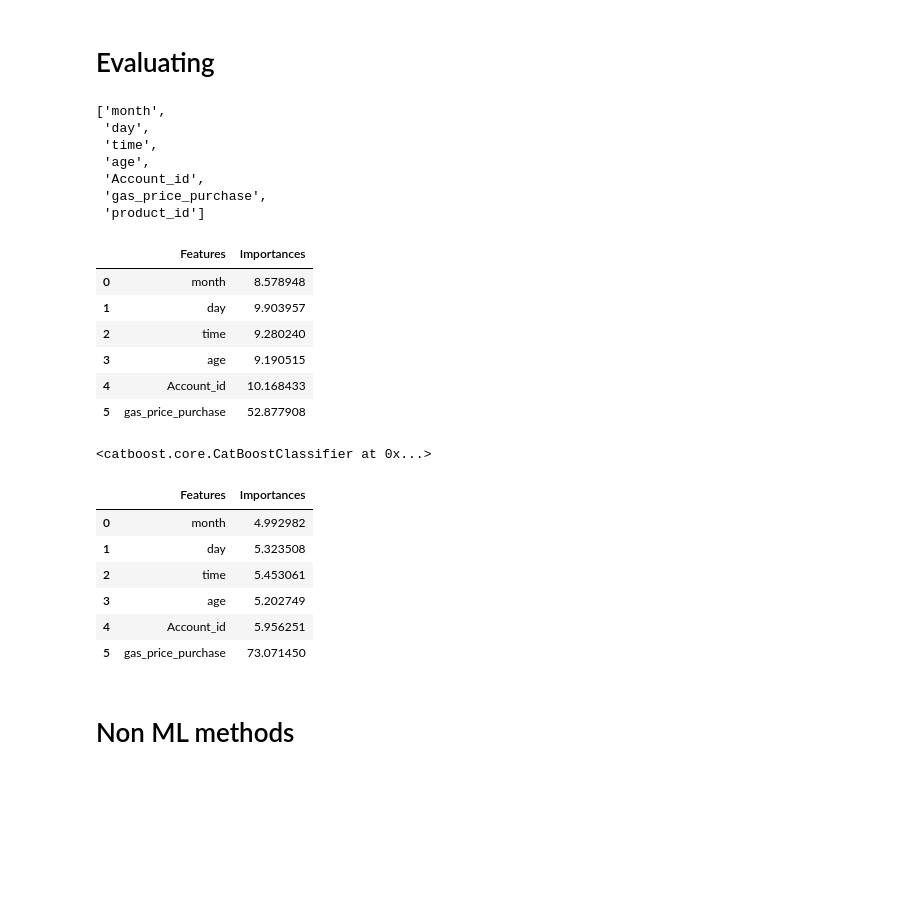
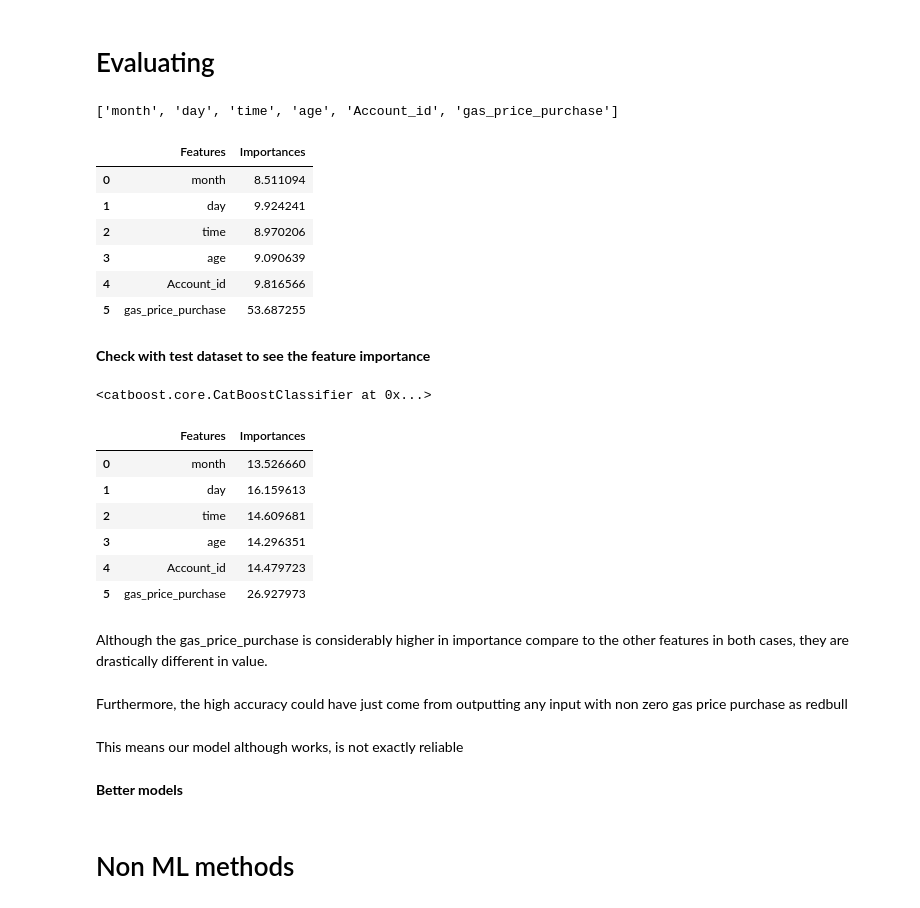
Before and after one commit to GemsLoveNLP/RoboIII_Final, a Jupyter notebook: FinalExperiment.ipynb, the cells around one changed output. Saved outputs shown, nothing was run; the diff lists cells and outputs as text; code cells hidden in the pictures; blank space fills up the shorter version.

Commit message:
good model

```diff
--- a/FinalExperiment.ipynb
+++ b/FinalExperiment.ipynb
@@ -648,5 +646,5 @@ vif_scores(df1)
 # %%
-full.drop(['transaction_amount','product_cat', 'product_price'], axis=1, inplace=True)
+# full.drop(['transaction_amount','product_cat', 'product_price'], axis=1, inplace=True)
 # %%
 full.info()
 # %% [output]
@@ -830,26 +834,22 @@ metrics.accuracy_score(Y_test, y_lgbm)
 # %% [markdown]
 # Evaluating
 # %%
-col_names = list(test.columns)
+col_names = cols
 col_names
 # %% [output]
-['month',
- 'day',
- 'time',
- 'age',
- 'Account_id',
- 'gas_price_purchase',
- 'product_id']
+['month', 'day', 'time', 'age', 'Account_id', 'gas_price_purchase']
 # %%
-importance_table = pd.DataFrame({'Features':col_names[:-1:], 'Importances':model_cb.feature_importances_})
+importance_table = pd.DataFrame({'Features':col_names, 'Importances':model_cb.feature_importances_})
 display(importance_table)
 # %% [output]
 |  | Features | Importances |
-| 0 | month | 8.578948 |
-| 1 | day | 9.903957 |
-| 2 | time | 9.280240 |
-| 3 | age | 9.190515 |
-| 4 | Account_id | 10.168433 |
-| 5 | gas_price_purchase | 52.877908 |
+| 0 | month | 8.511094 |
+| 1 | day | 9.924241 |
+| 2 | time | 8.970206 |
+| 3 | age | 9.090639 |
+| 4 | Account_id | 9.816566 |
+| 5 | gas_price_purchase | 53.687255 |
+# %% [markdown]
+**Check with test dataset to see the feature importance**
 # %%
 # train a new model this time using the testing set, we scale the iterations down to 200
@@ -858,13 +858,21 @@ model_cb_test.fit(X_test, Y_test)
 # %% [output]
 <catboost.core.CatBoostClassifier at 0x...>
 # %%
-importance_table = pd.DataFrame({'Features':col_names[:-1:], 'Importances': model_cb_test.feature_importances_})
+importance_table = pd.DataFrame({'Features':col_names, 'Importances': model_cb_test.feature_importances_})
 importance_table
 # %% [output]
 |  | Features | Importances |
-| 0 | month | 4.992982 |
-| 1 | day | 5.323508 |
-| 2 | time | 5.453061 |
-| 3 | age | 5.202749 |
-| 4 | Account_id | 5.956251 |
-| 5 | gas_price_purchase | 73.071450 |
+| 0 | month | 13.526660 |
+| 1 | day | 16.159613 |
+| 2 | time | 14.609681 |
+| 3 | age | 14.296351 |
+| 4 | Account_id | 14.479723 |
+| 5 | gas_price_purchase | 26.927973 |
+# %% [markdown]
+Although the gas_price_purchase is considerably higher in importance compare to the other features in both cases, they are drastically different in value.
+# %% [markdown]
+Furthermore, the high accuracy could have just come from outputting any input with non zero gas price purchase as redbull
+# %% [markdown]
+This means our model although works, is not exactly reliable
+# %% [markdown]
+**Better models**
```
Also changed, not shown: parts of 21 cells of this notebook, 4 other files.
